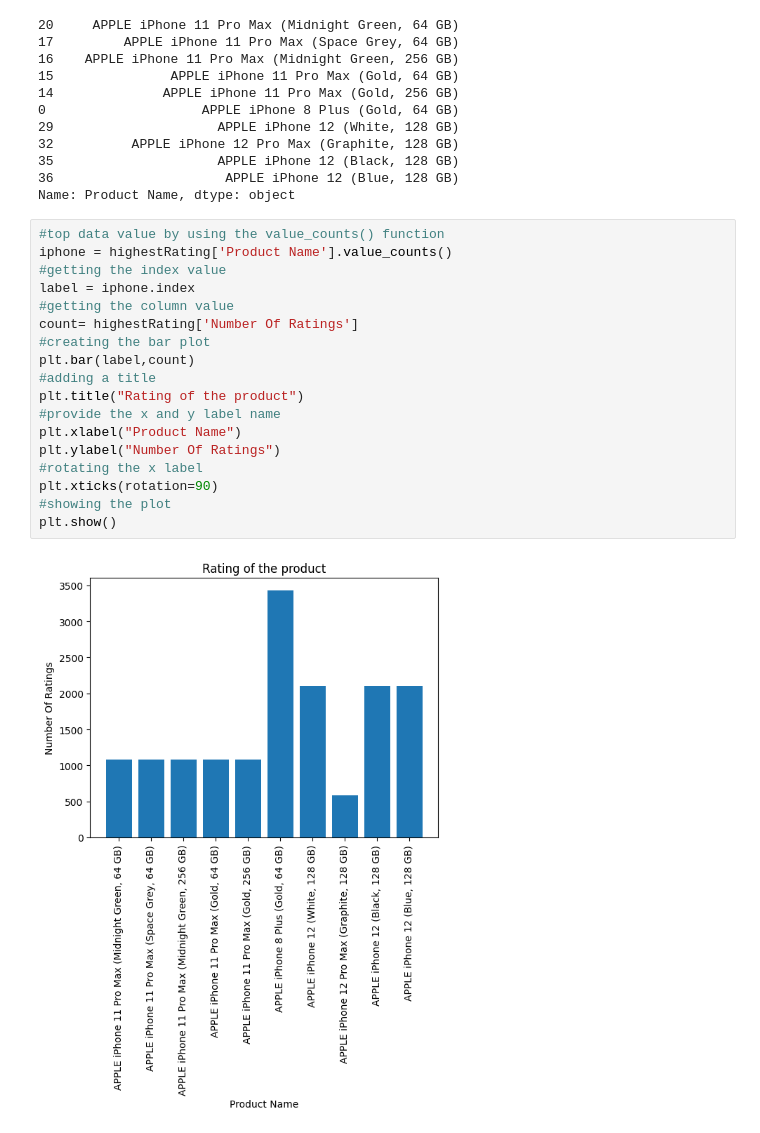
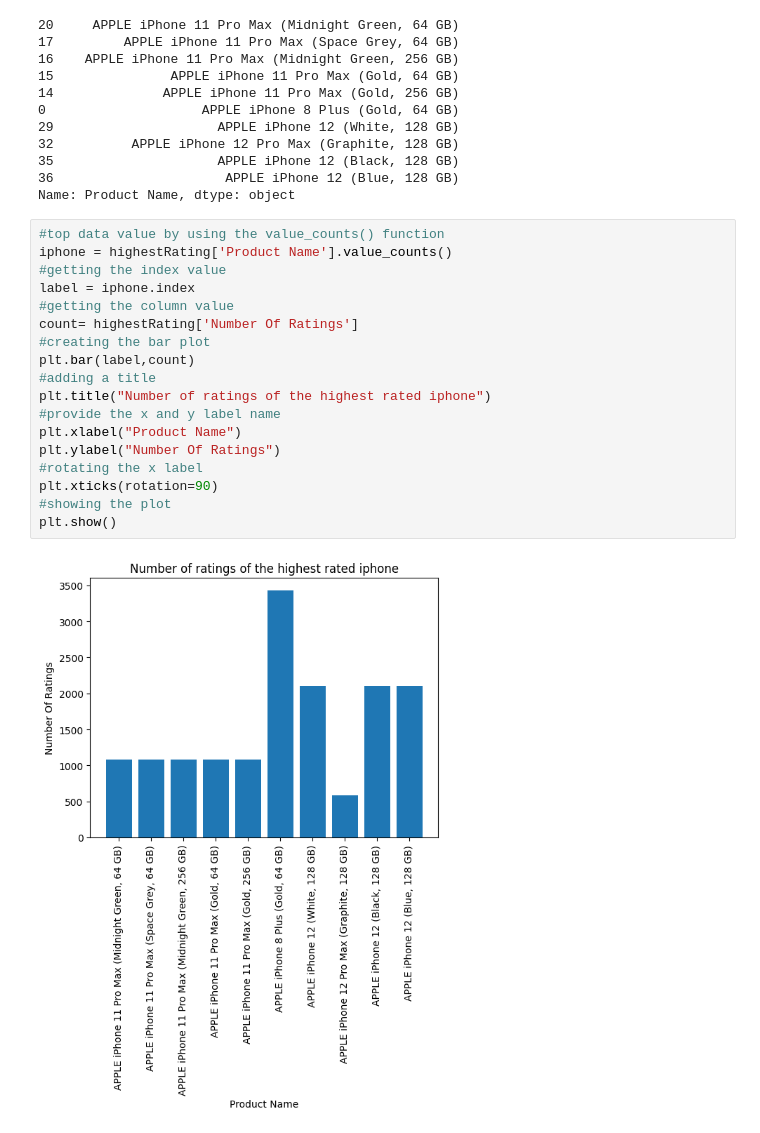
Before and after one commit to rifatabrarjowad/phoneSalesAnalysis, a Jupyter notebook: code/main.ipynb, the cells around one changed output. Cells and saved outputs as stored; diff of their text form.

```diff
--- a/code/main.ipynb
+++ b/code/main.ipynb
@@ -67,20 +67,20 @@ Name: Product Name, dtype: object
 # %%
 #top data value by using the value_counts() function
 iphone = highestRating['Product Name'].value_counts()
 #getting the index value
 label = iphone.index
 #getting the column value
 count= highestRating['Number Of Ratings']
 #creating the bar plot
 plt.bar(label,count)
 #adding a title
-plt.title("Rating of the product")
+plt.title("Number of ratings of the highest rated iphone")
 #provide the x and y label name
 plt.xlabel("Product Name")
 plt.ylabel("Number Of Ratings")
 #rotating the x label
 plt.xticks(rotation=90)
 #showing the plot
 plt.show()
 # %% [output]
-[figure, old version]
+[figure, new version]
```
Also changed, not shown: parts of 1 cell of this notebook.
